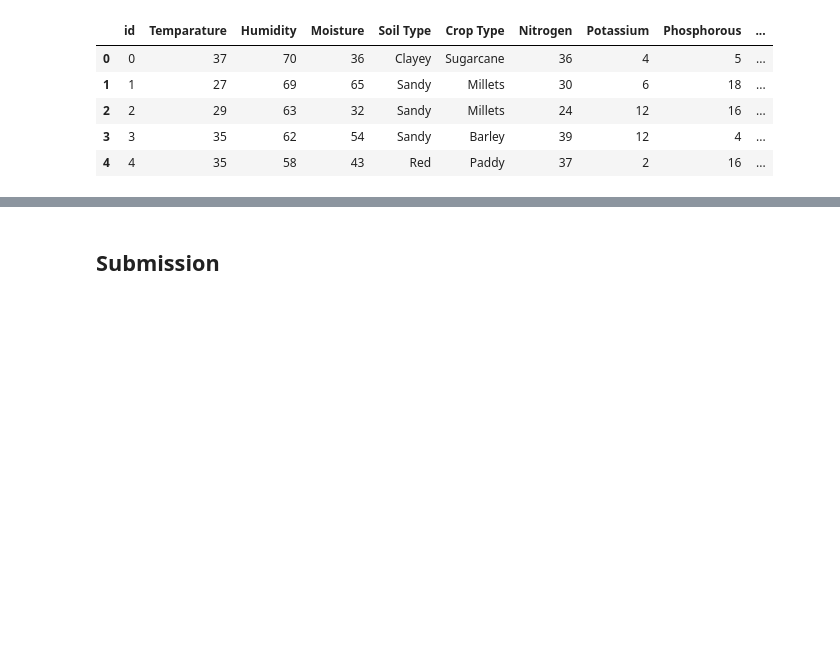
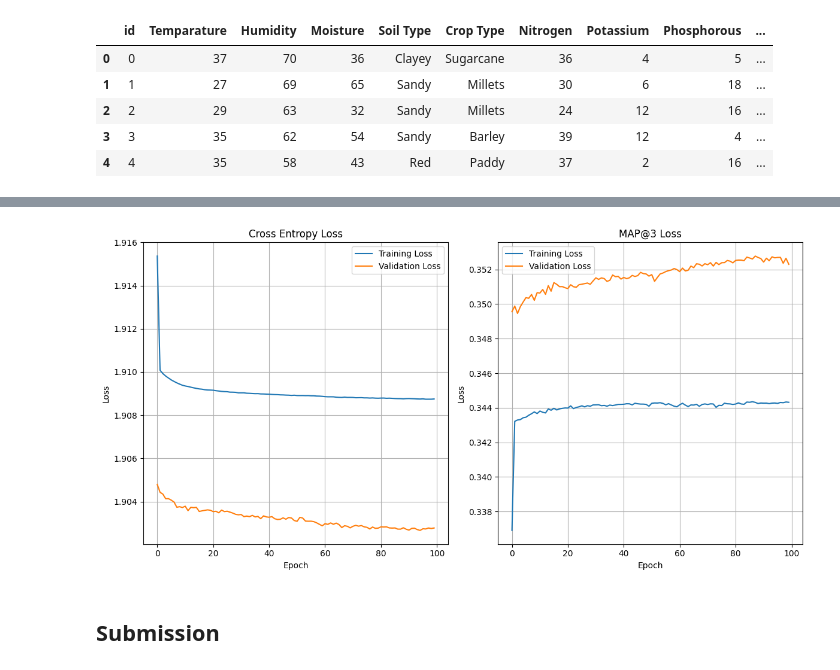
Before and after one commit to Richardhhhg/Kaggle, a Jupyter notebook: fertilizers-xgb-ensemble.ipynb, the cells around one changed output, grey strips where cells are left out. Cells and saved outputs as stored; diff of their text form; code cells hidden in the pictures; blank space fills up the shorter version.

Commit message:
Kaggle Notebook | Fertilizers | XGB Ensemble | Version 5

```diff
--- a/fertilizers-xgb-ensemble.ipynb
+++ b/fertilizers-xgb-ensemble.ipynb
@@ -304 +291,4 @@ XGB 2 Average Val Score: 0.346242444444535
+# %%
+oof_train = np.load('/kaggle/input/fertilizers-oof-stuff/oof_train.npy')
+val_preds = np.load('/kaggle/input/fertilizers-oof-stuff/val_preds.npy')
 # %% [markdown]
@@ -333,3 +417,28 @@ Meta-model validation MAP@3 Score: 0.3579977777778749
+# %%
+fig, axes = plt.subplots(1, 2, figsize=(12, 6))
+axes = axes.flatten()
+
+axes[0].plot(all_train_ce_loss, label='Training Loss')
+axes[0].plot(all_val_ce_loss, label='Validation Loss')
+axes[0].set_xlabel('Epoch')
+axes[0].set_ylabel('Loss')
+axes[0].set_title('Cross Entropy Loss')
+axes[0].legend()
+axes[0].grid(True)
+
+axes[1].plot(all_train_mapk_loss, label='Training Loss')
+axes[1].plot(all_val_mapk_loss, label='Validation Loss')
+axes[1].set_xlabel('Epoch')
+axes[1].set_ylabel('Loss')
+axes[1].set_title('MAP@3 Loss')
+axes[1].legend()
+axes[1].grid(True)
+
+
+plt.tight_layout()
+plt.show()
+# %% [output]
+[figure, added]
 # %% [markdown]
 ## Submission
 # %%
```
Also changed, not shown: parts of 17 cells of this notebook.
